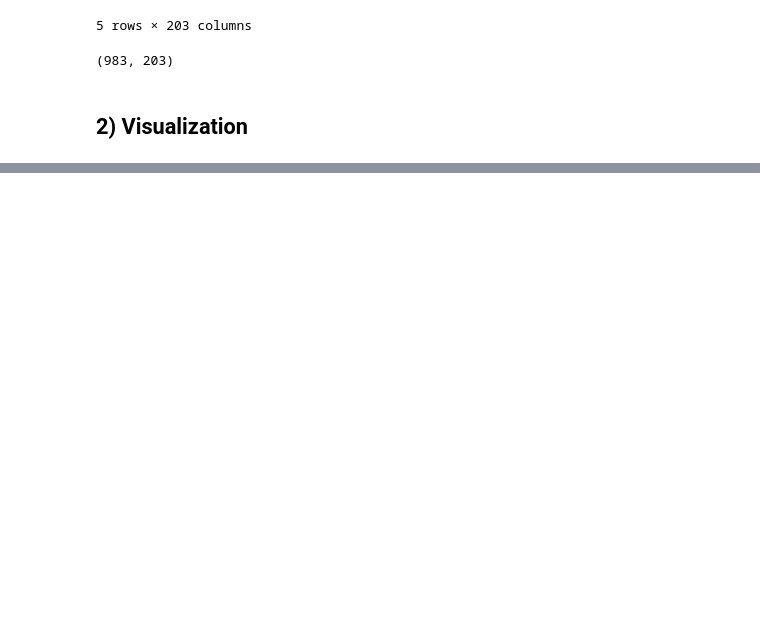
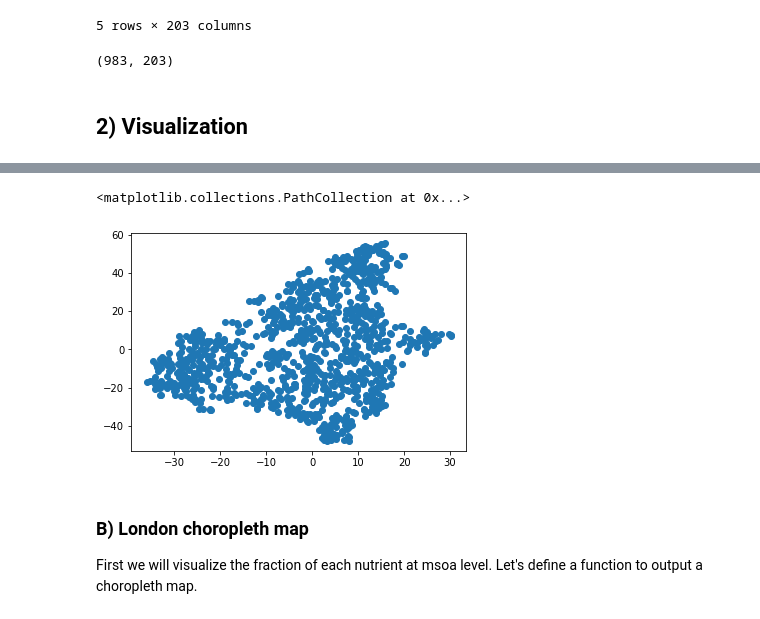
Before and after one commit to epfl-ada/ada-2020-project-milestone-p3-p3_adacadabra, a Jupyter notebook: extension.ipynb, the cells around one changed output, grey strips where cells are left out. Drawn from its saved outputs; the diff is of its cells as text; code cells hidden in the pictures; blank space fills up the shorter version.

```diff
--- a/extension.ipynb
+++ b/extension.ipynb
@@ -102,0 +129,11 @@ main_df.shape
+# %%
+tsne_dishes = TSNE(n_components=2).fit_transform(main_df[feats])
+# %%
+plt.scatter(tsne_dishes[:,0],tsne_dishes[:,1])
+# %% [output]
+<matplotlib.collections.PathCollection at 0x...>
+[figure, added]
+# %% [markdown]
+### B) London choropleth map
+
+First we will visualize the fraction of each nutrient at msoa level. Let's define a function to output a choropleth map.
```
Also changed, not shown: parts of 10 cells of this notebook.
